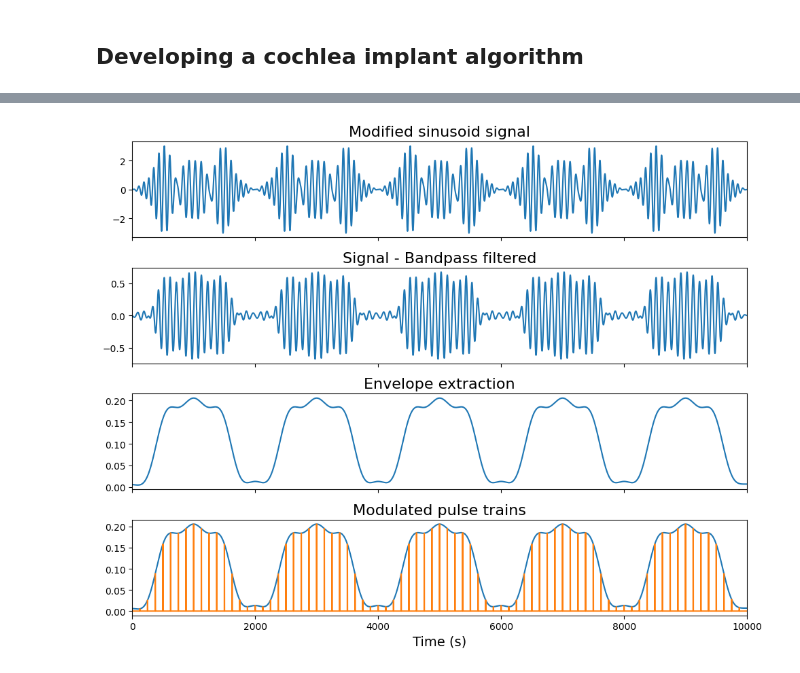
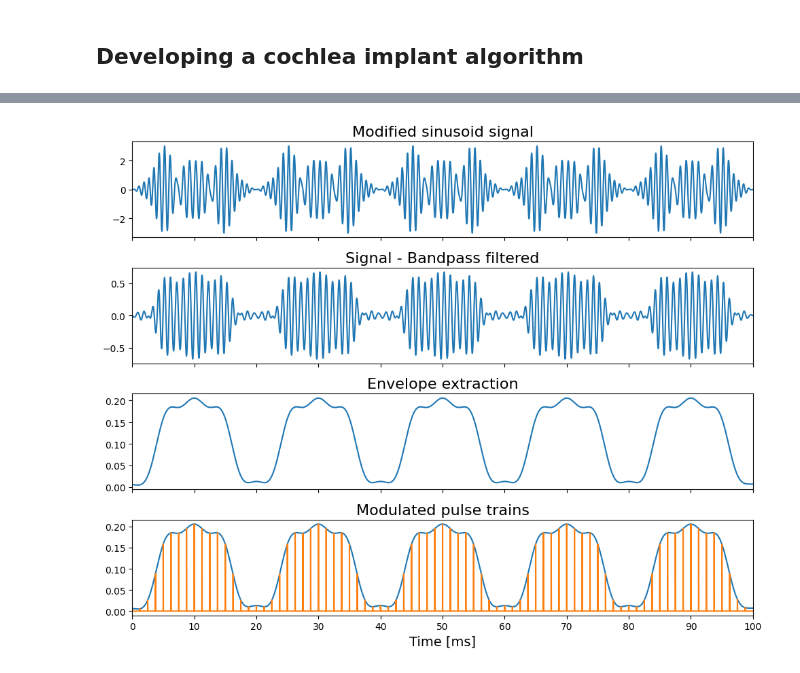
Before and after one commit to YKarsten/Neuron-Simulation, a Jupyter notebook: Neuron-Simulation.ipynb, the cells around one changed output, grey strips where cells are left out. Cells and saved outputs as stored; diff of their text form; code cells hidden in the pictures.

```diff
--- a/Neuron-Simulation.ipynb
+++ b/Neuron-Simulation.ipynb
@@ -1031,32 +1070,36 @@ final_stim = modulated_stim * 700  # μA
 plt.figure(1, figsize=(10, 8))
 
 # Create subplots with shared x-axis
 ax1 = plt.subplot(4, 1, 1)
 plt.plot(signal)
 plt.title("Modified sinusoid signal", fontsize=16)
 
 ax2 = plt.subplot(4, 1, 2, sharex=ax1)
 plt.plot(filterbank[:, 4])
 plt.title("Signal - Bandpass filtered", fontsize=16)
 
 ax3 = plt.subplot(4, 1, 3, sharex=ax1)
 plt.plot(envelope[:, 4])
 plt.title("Envelope extraction", fontsize=16)
 
 ax4 = plt.subplot(4, 1, 4, sharex=ax1)
 plt.plot(envelope[:, 4])
 plt.plot(modulated_stim[:, 4])
 plt.title("Modulated pulse trains", fontsize=16)
 
 # Remove x-axis labels from upper plots
 plt.setp(ax1.get_xticklabels(), visible=False)
 plt.setp(ax2.get_xticklabels(), visible=False)
 plt.setp(ax3.get_xticklabels(), visible=False)
 
-plt.xlabel('Time (s)', fontsize=14)  # Label only the bottom subplot
+plt.xlabel('Time [ms]', fontsize=14)  # Label only the bottom subplot
 plt.xlim(0, 10_000)
+
+# Create a custom x-axis label for milliseconds
+ax4.set_xticks(np.arange(0, 10_001, 1000))
+ax4.set_xticklabels(np.arange(0, 101, 10))
 
 plt.tight_layout()  # Adjust subplot layout for better spacing
 plt.show()
 # %% [output]
-[figure, old version]
+[figure, new version]
```
Also changed, not shown: parts of 20 cells of this notebook.
